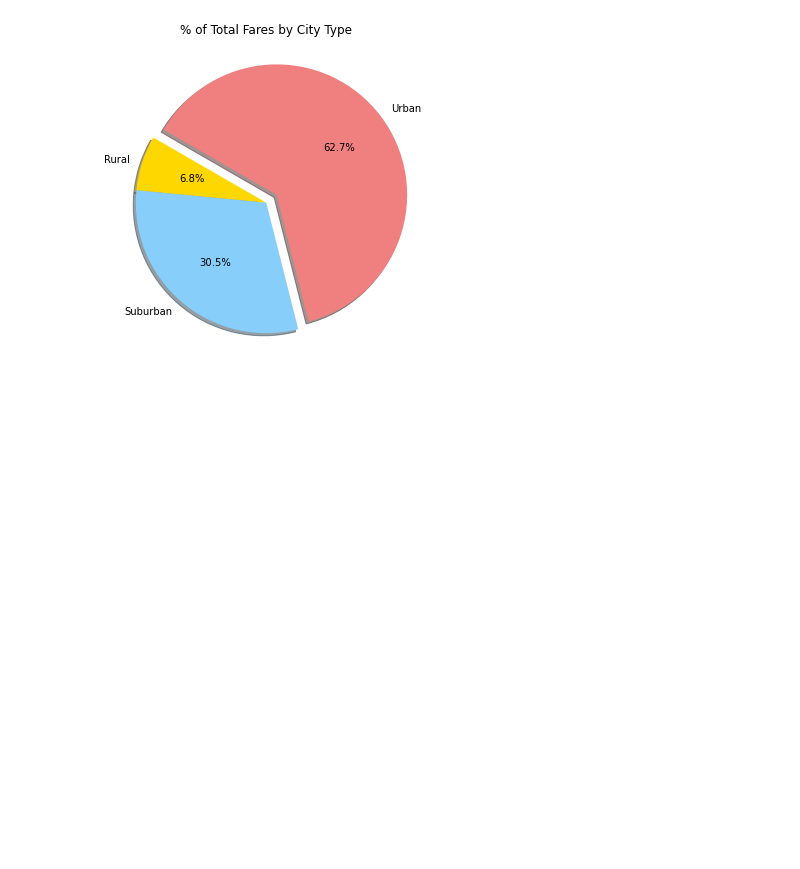
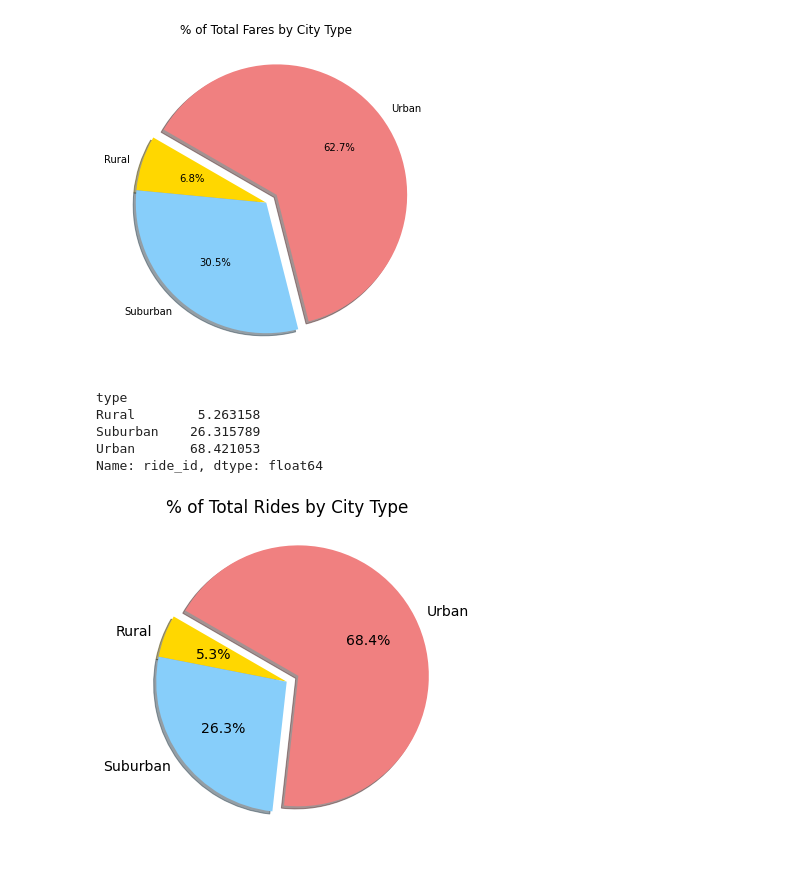
Before and after one commit to noorsami12/Pyber_Analysis, a Jupyter notebook: Pyber.ipynb, the cells around one changed output. Saved outputs shown, nothing was run; the diff lists cells and outputs as text; code cells hidden in the pictures; blank space fills up the shorter version.

Commit message:
Adding pie chart for total rides by city type.

```diff
--- a/Pyber.ipynb
+++ b/Pyber.ipynb
@@ -707,3 +707,31 @@ plt.savefig("analysis/Fig5.png")
 plt.show()
 # %% [output]
 [figure]
+# %%
+# Calculate the percentage of rides for each city type.
+ride_percents = 100 * pyber_data_df.groupby(["type"]).count()["ride_id"] / pyber_data_df["ride_id"].count()
+ride_percents
+# %% [output]
+type
+Rural        5.263158
+Suburban    26.315789
+Urban       68.421053
+Name: ride_id, dtype: float64
+# %%
+# Build percentage of rides by city type pie chart.
+plt.subplots(figsize=(10, 6))
+plt.pie(ride_percents,
+    labels=["Rural", "Suburban", "Urban"],
+    colors=["gold", "lightskyblue", "lightcoral"],
+    explode=[0, 0, 0.1],
+    autopct='%1.1f%%',
+    shadow=True, startangle=150)
+plt.title("% of Total Rides by City Type")
+# Change the default font size from 10 to 14.
+mpl.rcParams['font.size'] = 14
+# Save Figure
+plt.savefig("analysis/Fig6.png")
+# Show Figure
+plt.show()
+# %% [output]
+[figure, added]
```
